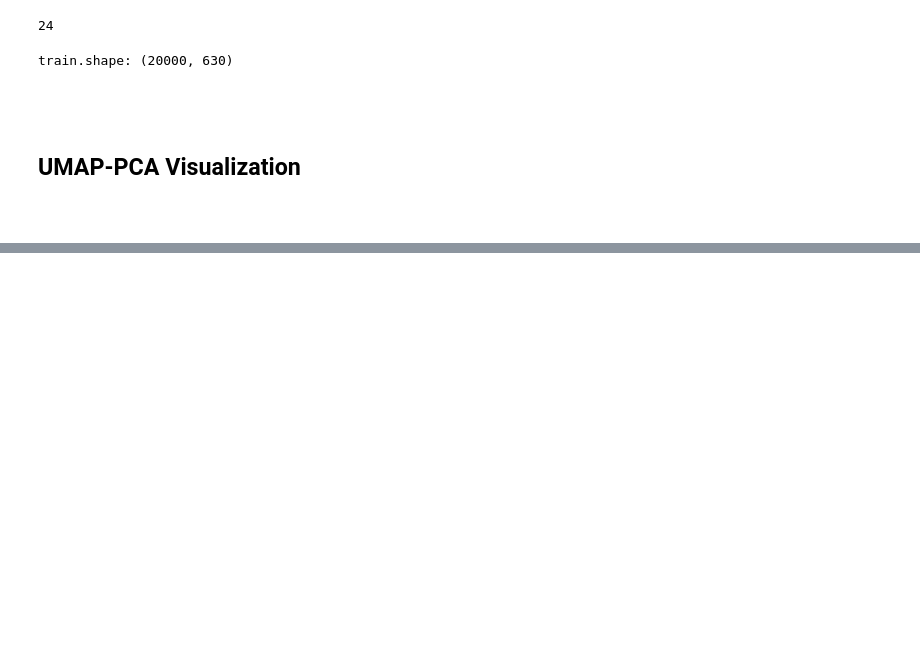
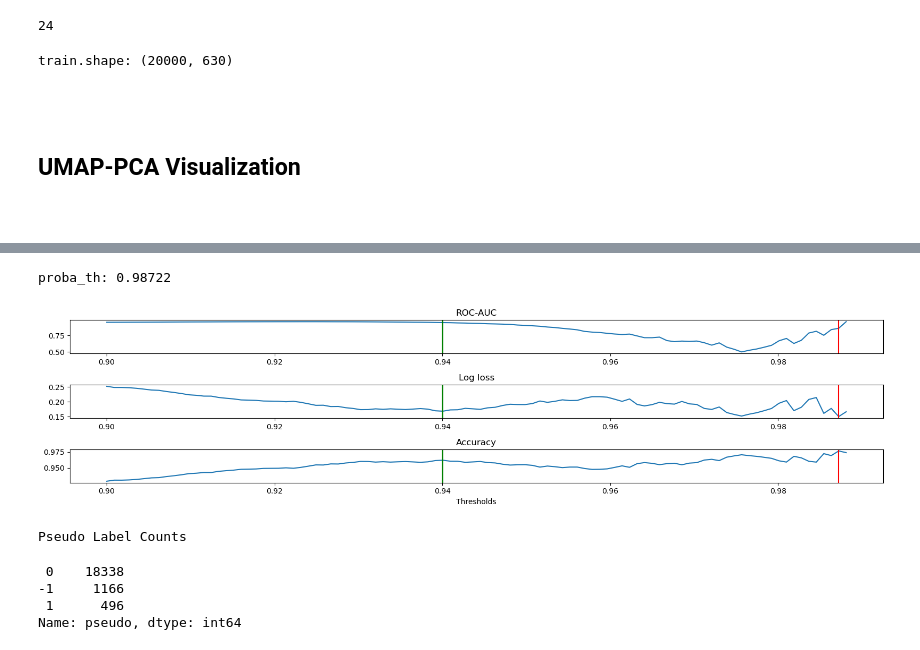
Before and after one commit to sainthm/kaggle_tps_nov, a Jupyter notebook: lhm/tabular_playground_series_nov_2022.ipynb, the cells around one changed output, grey strips where cells are left out. Saved outputs shown, nothing was run; the diff lists cells and outputs as text; code cells hidden in the pictures; blank space fills up the shorter version.

```diff
--- a/lhm/tabular_playground_series_nov_2022.ipynb
+++ b/lhm/tabular_playground_series_nov_2022.ipynb
@@ -366,0 +439,57 @@ ModuleNotFoundError: No module named 'umap'
+# %%
+th_list = np.linspace(0.9, 0.989, 100, endpoint=False)
+scores_roc, score_log, score_acc = [], [], []
+proba_th, max_score, min_score = 0, 0, 99
+for th in th_list:
+    condition = ((val_preds >= th) | (val_preds <= 1-th))
+    new_val_preds = val_preds[condition]
+    new_val_true = y.loc[condition, 'label']
+    score = roc_auc_score(new_val_true, new_val_preds)
+    scores_roc.append(score)
+    score = log_loss(new_val_true, new_val_preds)
+    score_log.append(score)
+    if score < min_score:
+        min_score = score
+        proba_th = th
+    score = accuracy_score(new_val_true, new_val_preds.round().astype(int))
+    score_acc.append(score)
+print("proba_th:", proba_th)
+fig, axes = plt.subplots(3, figsize=(16,4))
+axes[0].plot(th_list, scores_roc);
+axes[0].axvline(proba_th, color='r')
+axes[0].set_title("ROC-AUC")
+axes[0].axvline(PSEUDO_TH, color='green', linewidth=2)
+axes[1].plot(th_list, score_log);
+axes[1].axvline(proba_th, color='r')
+axes[1].set_title("Log loss")
+axes[1].axvline(PSEUDO_TH, color='green', linewidth=2)
+axes[2].plot(th_list, score_acc);
+axes[2].axvline(proba_th, color='r');
+axes[2].axvline(PSEUDO_TH, color='green', linewidth=2);
+axes[2].set_xlabel("Thresholds");
+axes[2].set_title("Accuracy");
+fig.tight_layout()
+# %% [output]
+proba_th: 0.98722
+[figure, added]
+# %%
+df_2d = pd.DataFrame()
+df_2d["sub_0"] = train["sub_0"].values
+df_2d["sub_1"] = train["sub_1"].values
+
+df_2d["pseudo"] = 0
+df_2d.loc[val_preds >= PSEUDO_TH, "pseudo"] = 1
+df_2d.loc[val_preds <= 1-PSEUDO_TH, "pseudo"] = -1
+
+df_2d["pseudo_color"] = "grey"
+df_2d.loc[val_preds >= PSEUDO_TH, "pseudo_color"] = "blue"
+df_2d.loc[val_preds <= 1-PSEUDO_TH, "pseudo_color"] = "blue"
+
+print("Pseudo Label Counts")
+df_2d["pseudo"].value_counts()
+# %% [output]
+Pseudo Label Counts
+ 0    18338
+-1     1166
+ 1      496
+Name: pseudo, dtype: int64
```
Also changed, not shown: parts of 11 cells of this notebook.
